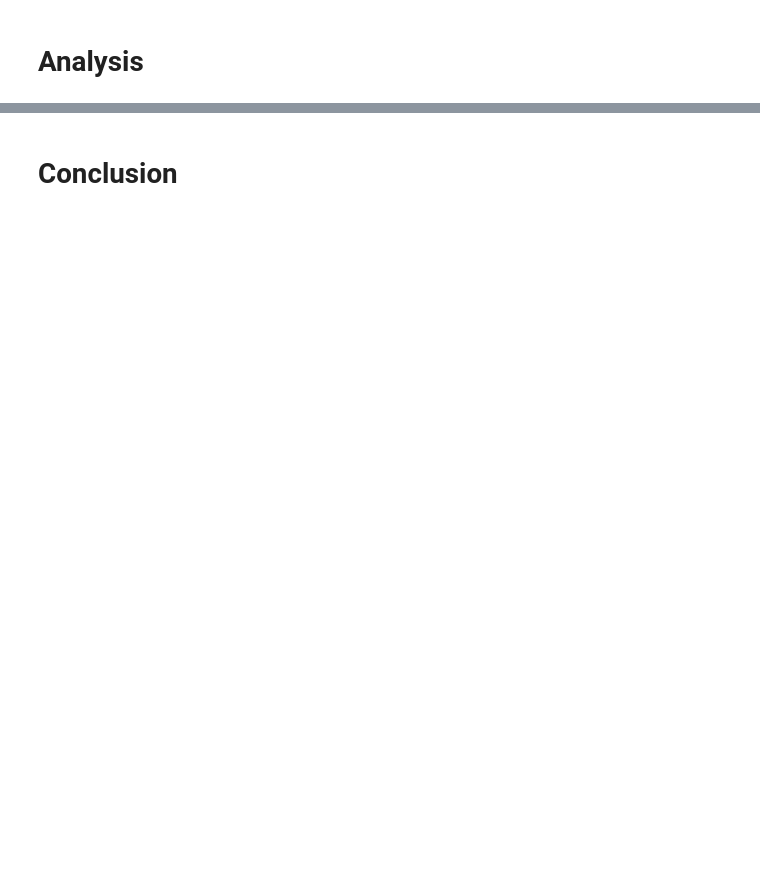
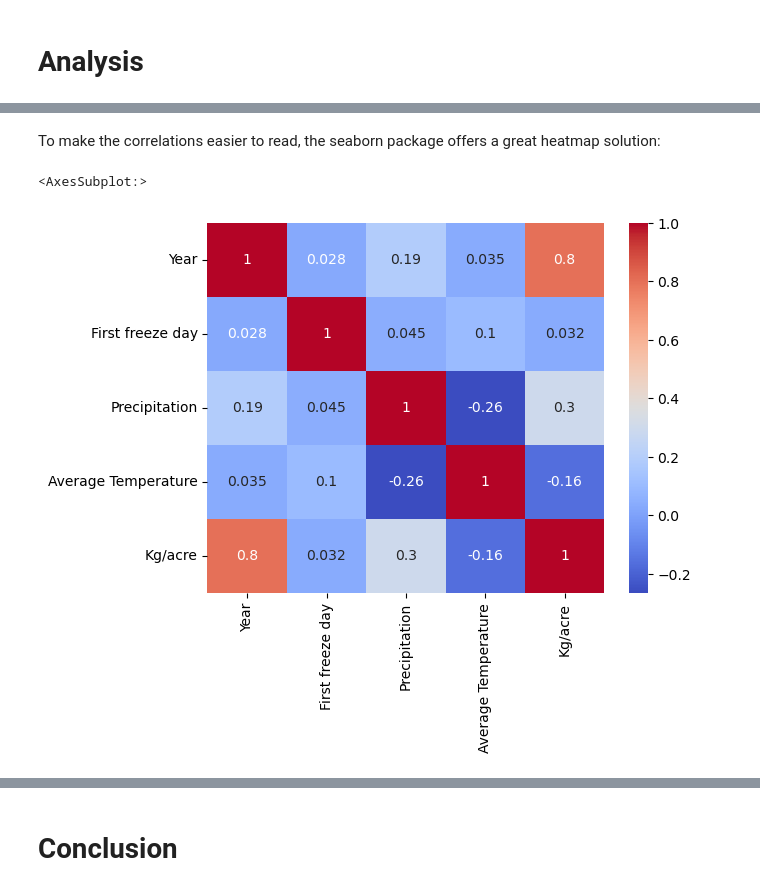
Before and after one commit to NumEconCopenhagen/projects-2023-rpb672, a Jupyter notebook: dataproject/dataproject.ipynb, the cells around one changed output, grey strips where cells are left out. Saved outputs shown, nothing was run; the diff lists cells and outputs as text; code cells hidden in the pictures; blank space fills up the shorter version.

```diff
--- a/dataproject/dataproject.ipynb
+++ b/dataproject/dataproject.ipynb
@@ -213,0 +291,3 @@ Make sure that your resulting data sets have the correct number of rows and colu
+# %%
+ND_combined = pd.merge(NDweather,NDyield, on= 'Year', how='inner') # Merge
+ND_combined.head(66)
@@ -219,0 +312,3 @@ MAKE FURTHER ANALYSIS. EXPLAIN THE CODE BRIEFLY AND SUMMARIZE THE RESULTS.
+# %%
+corr_matrix = ND_combined.corr() # Create a matrix of correlation coefficients between variables
+print(corr_matrix)
@@ -219,0 +329,7 @@ MAKE FURTHER ANALYSIS. EXPLAIN THE CODE BRIEFLY AND SUMMARIZE THE RESULTS.
+# %% [markdown]
+To make the correlations easier to read, the seaborn package offers a great heatmap solution:
+# %%
+sns.heatmap(corr_matrix, annot=True, cmap='coolwarm') # Creates heatmap
+# %% [output]
+<AxesSubplot:>
+[figure, added]
```
Also changed, not shown: parts of 38 cells of this notebook, 1 other file.
